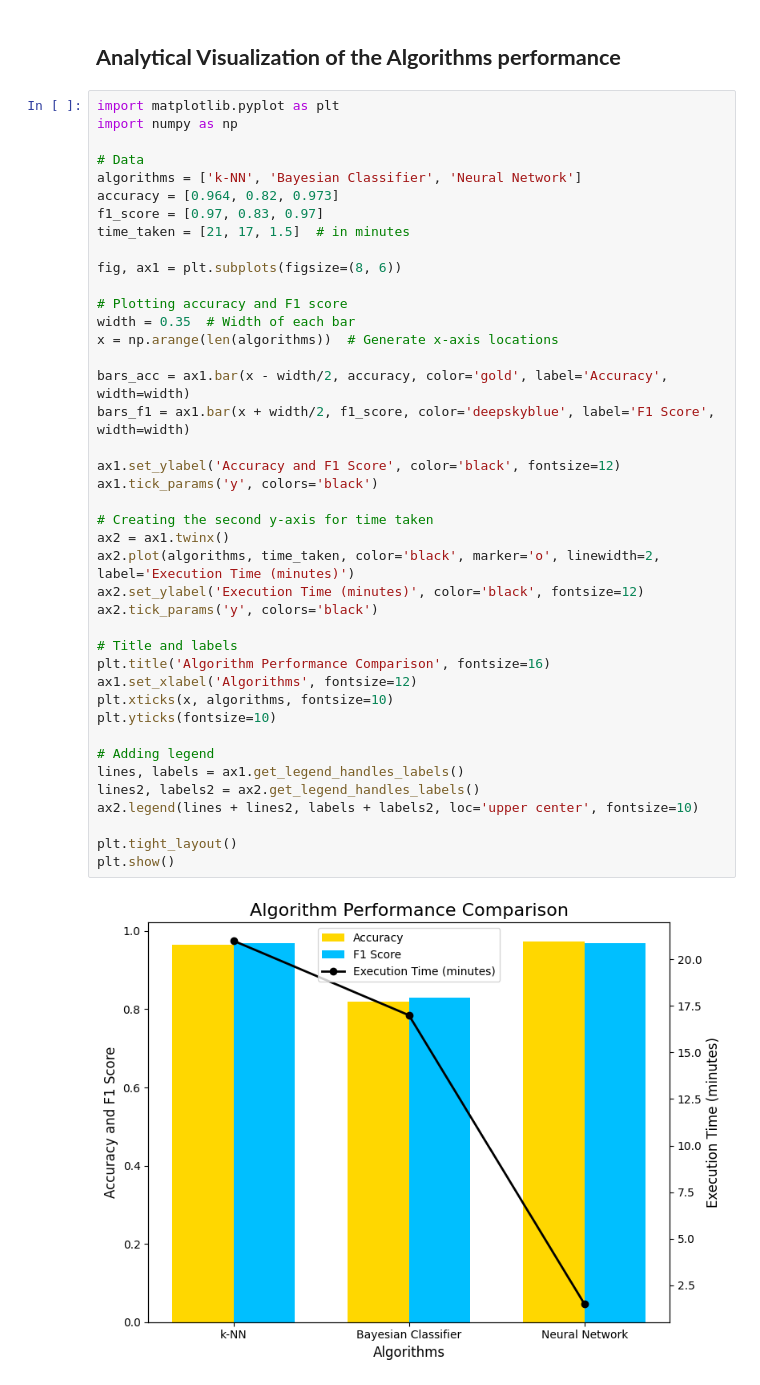
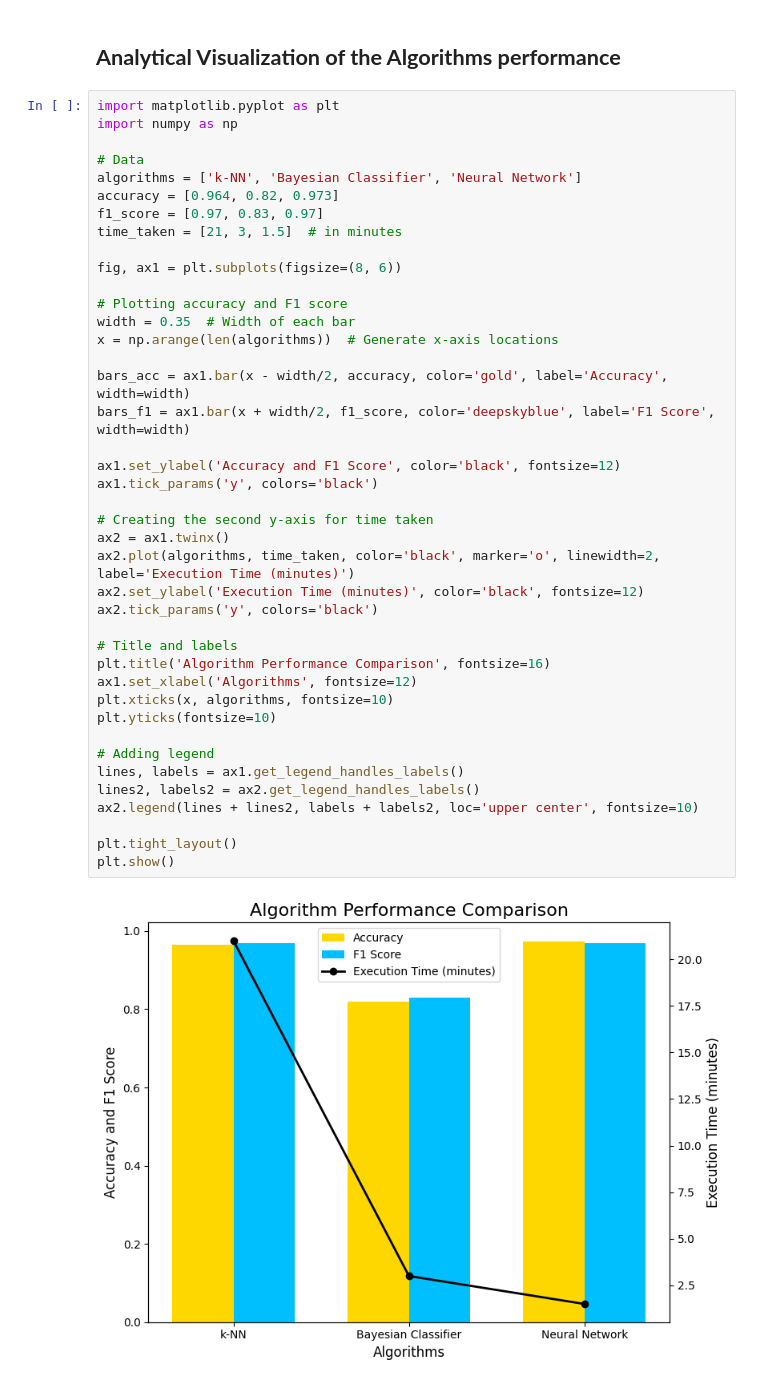
Before and after one commit to NaomyChemungor/AI_Autumn2023, a Jupyter notebook: AI_Project.ipynb, the cells around one changed output. Cells and saved outputs as stored; diff of their text form.

```diff
--- a/AI_Project.ipynb
+++ b/AI_Project.ipynb
@@ -544,38 +288,38 @@ import numpy as np
 algorithms = ['k-NN', 'Bayesian Classifier', 'Neural Network']
 accuracy = [0.964, 0.82, 0.973]
 f1_score = [0.97, 0.83, 0.97]
-time_taken = [21, 17, 1.5]  # in minutes
+time_taken = [21, 3, 1.5]  # in minutes
 
 fig, ax1 = plt.subplots(figsize=(8, 6))
 
 # Plotting accuracy and F1 score
 width = 0.35  # Width of each bar
 x = np.arange(len(algorithms))  # Generate x-axis locations
 
 bars_acc = ax1.bar(x - width/2, accuracy, color='gold', label='Accuracy', width=width)
 bars_f1 = ax1.bar(x + width/2, f1_score, color='deepskyblue', label='F1 Score', width=width)
 
 ax1.set_ylabel('Accuracy and F1 Score', color='black', fontsize=12)
 ax1.tick_params('y', colors='black')
 
 # Creating the second y-axis for time taken
 ax2 = ax1.twinx()
 ax2.plot(algorithms, time_taken, color='black', marker='o', linewidth=2, label='Execution Time (minutes)')
 ax2.set_ylabel('Execution Time (minutes)', color='black', fontsize=12)
 ax2.tick_params('y', colors='black')
 
 # Title and labels
 plt.title('Algorithm Performance Comparison', fontsize=16)
 ax1.set_xlabel('Algorithms', fontsize=12)
 plt.xticks(x, algorithms, fontsize=10)
 plt.yticks(fontsize=10)
 
 # Adding legend
 lines, labels = ax1.get_legend_handles_labels()
 lines2, labels2 = ax2.get_legend_handles_labels()
 ax2.legend(lines + lines2, labels + labels2, loc='upper center', fontsize=10)
 
 plt.tight_layout()
 plt.show()
 # %% [output]
-[figure, old version]
+[figure, new version]
```
Also changed, not shown: parts of 16 cells of this notebook.
